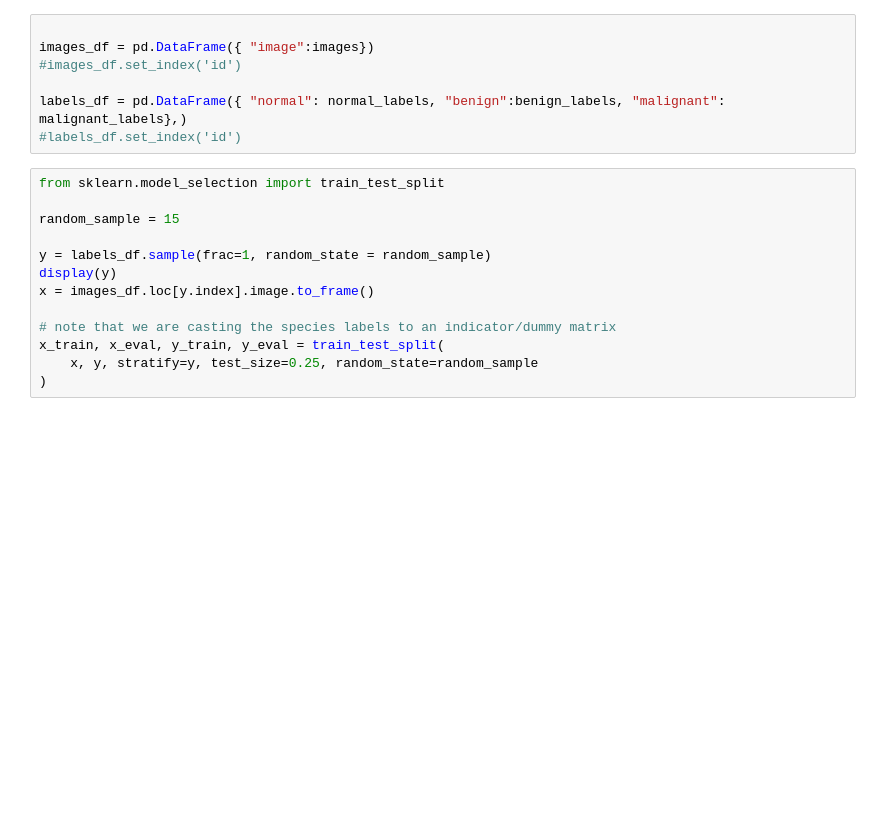
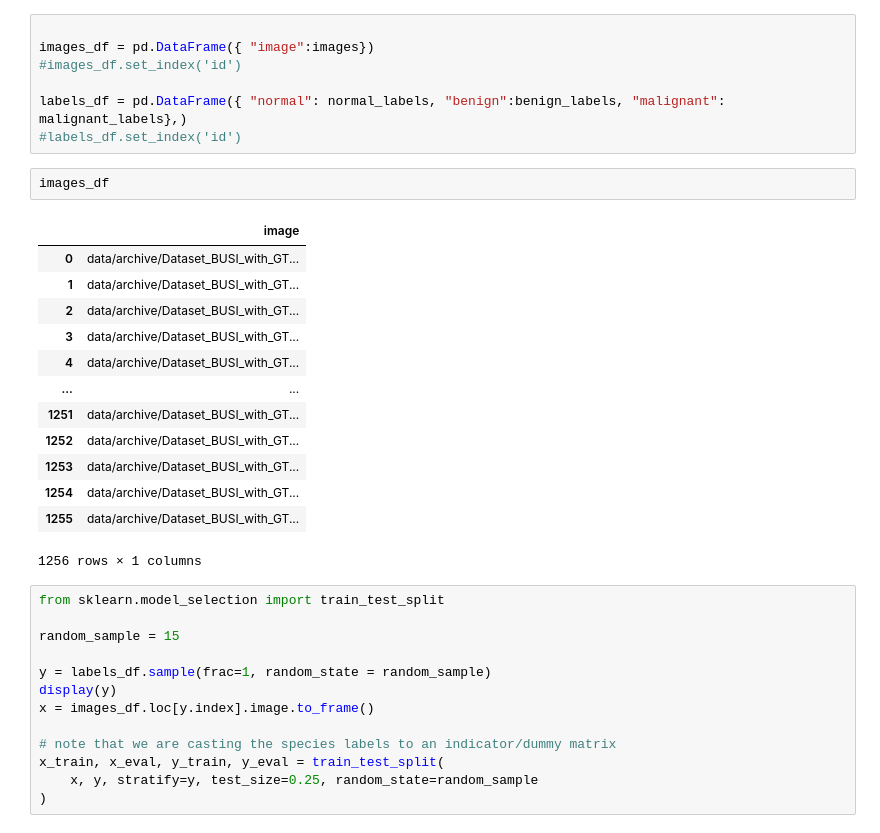
Before and after one commit to willpoulett/MUBA_pipeline, a Jupyter notebook: main.ipynb, the cells around one changed output. Cells and saved outputs as stored; diff of their text form; blank space fills up the shorter version.

```diff
--- a/main.ipynb
+++ b/main.ipynb
@@ -92,6 +92,22 @@ images_df = pd.DataFrame({ "image":images})
 
 labels_df = pd.DataFrame({ "normal": normal_labels, "benign":benign_labels, "malignant": malignant_labels},)
 #labels_df.set_index('id')
+# %%
+images_df
+# %% [output]
+|  | image |
+| 0 | data/archive/Dataset_BUSI_with_GT... |
+| 1 | data/archive/Dataset_BUSI_with_GT... |
+| 2 | data/archive/Dataset_BUSI_with_GT... |
+| 3 | data/archive/Dataset_BUSI_with_GT... |
+| 4 | data/archive/Dataset_BUSI_with_GT... |
+| ... | ... |
+| 1251 | data/archive/Dataset_BUSI_with_GT... |
+| 1252 | data/archive/Dataset_BUSI_with_GT... |
+| 1253 | data/archive/Dataset_BUSI_with_GT... |
+| 1254 | data/archive/Dataset_BUSI_with_GT... |
+| 1255 | data/archive/Dataset_BUSI_with_GT... |
+1256 rows × 1 columns
 # %%
 from sklearn.model_selection import train_test_split
 
```
Also changed, not shown: 1 other file.
